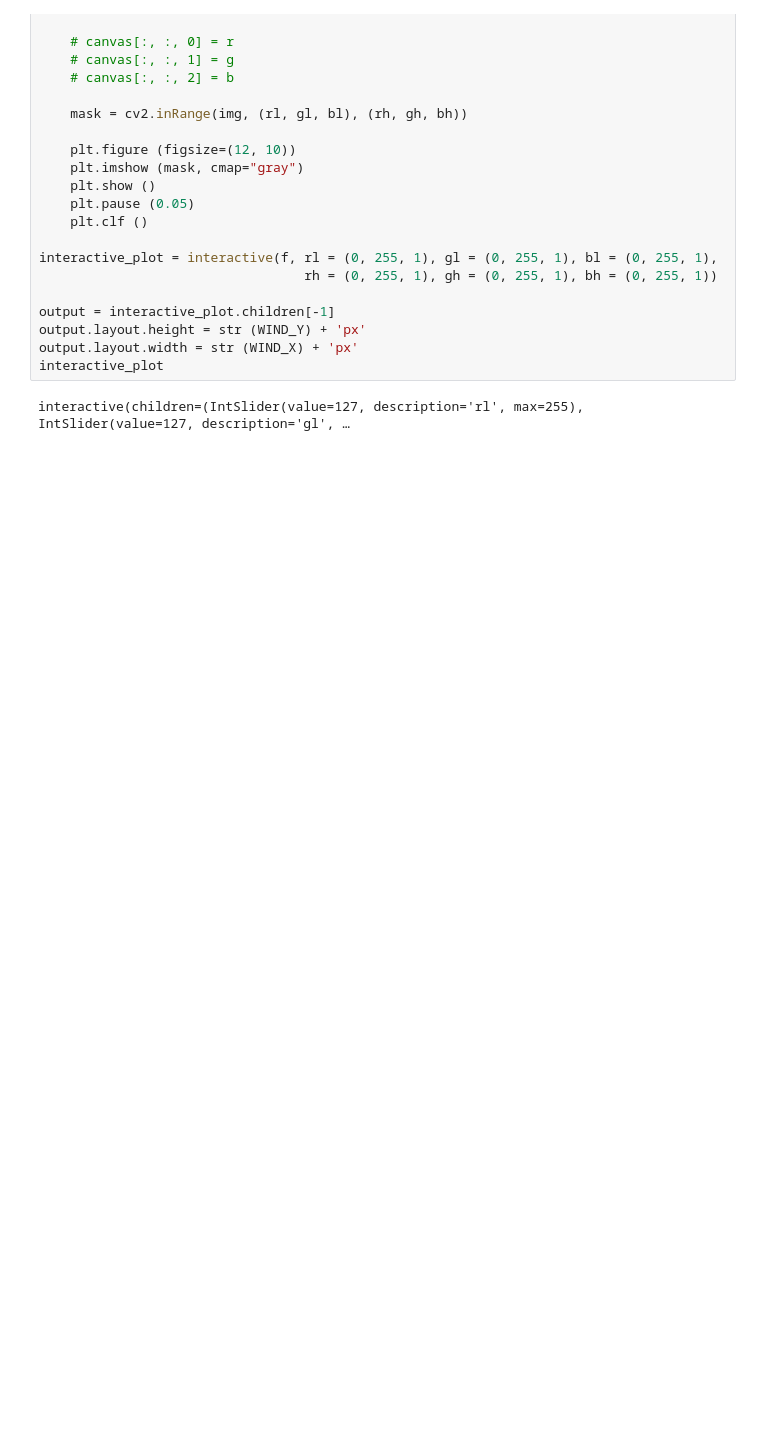
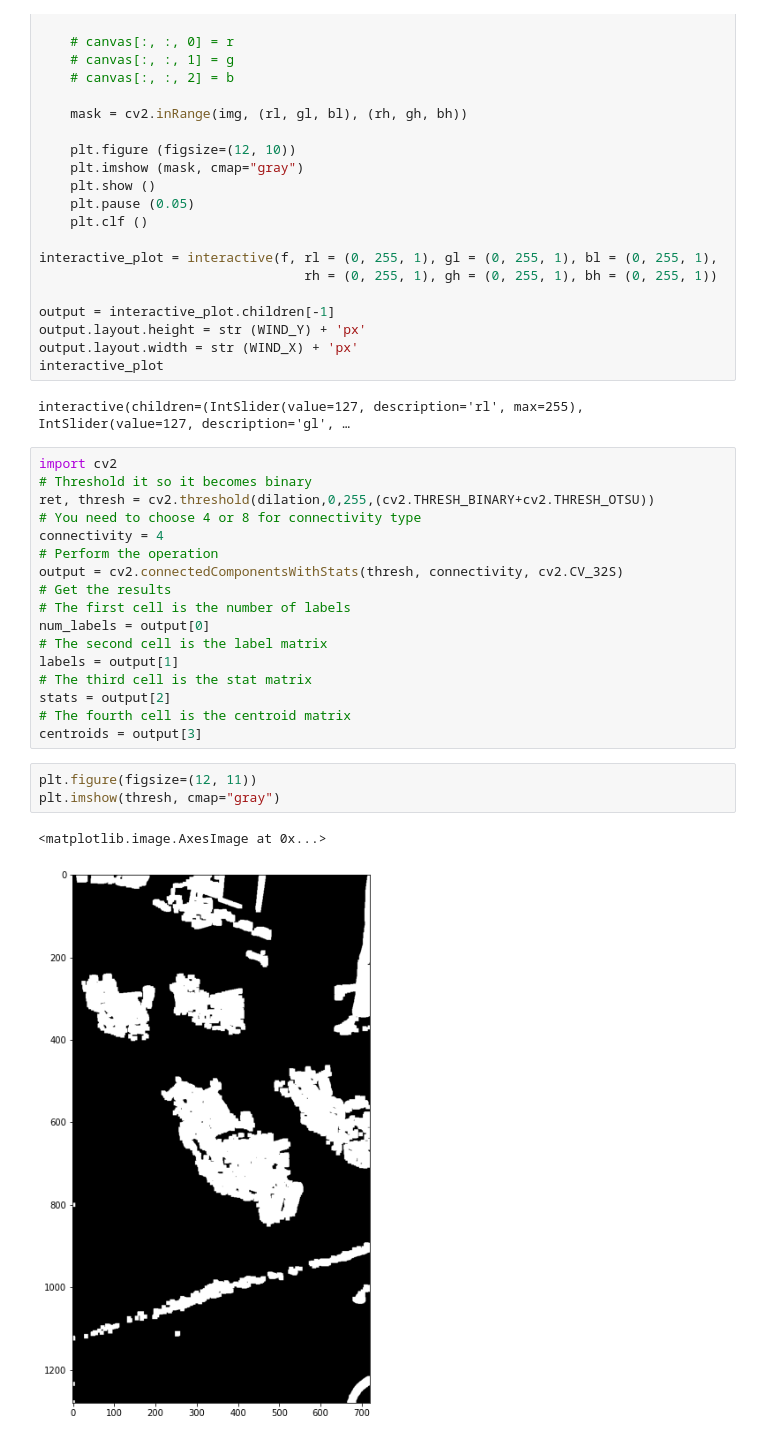
Before and after one commit to pocemuchka/robofootball, a Jupyter notebook: seminars/opencv_sem2.ipynb, the cells around one changed output. Drawn from its saved outputs; the diff is of its cells as text; blank space fills up the shorter version.

```diff
--- a/seminars/opencv_sem2.ipynb
+++ b/seminars/opencv_sem2.ipynb
@@ -81,3 +101,26 @@ output.layout.width = str (WIND_X) + 'px'
 interactive_plot
 # %% [output]
 interactive(children=(IntSlider(value=127, description='rl', max=255), IntSlider(value=127, description='gl', …
+# %%
+import cv2
+# Threshold it so it becomes binary
+ret, thresh = cv2.threshold(dilation,0,255,(cv2.THRESH_BINARY+cv2.THRESH_OTSU))
+# You need to choose 4 or 8 for connectivity type
+connectivity = 4
+# Perform the operation
+output = cv2.connectedComponentsWithStats(thresh, connectivity, cv2.CV_32S)
+# Get the results
+# The first cell is the number of labels
+num_labels = output[0]
+# The second cell is the label matrix
+labels = output[1]
+# The third cell is the stat matrix
+stats = output[2]
+# The fourth cell is the centroid matrix
+centroids = output[3]
+# %%
+plt.figure(figsize=(12, 11))
+plt.imshow(thresh, cmap="gray")
+# %% [output]
+<matplotlib.image.AxesImage at 0x...>
+[figure, added]
```
Also changed, not shown: parts of 8 cells of this notebook.
